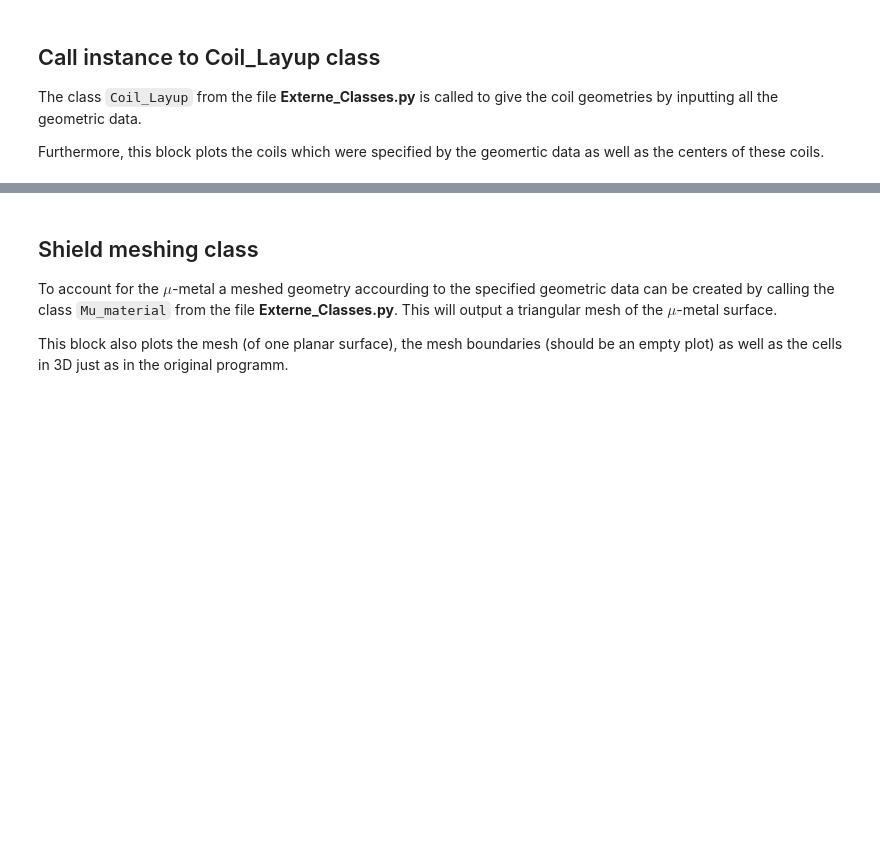
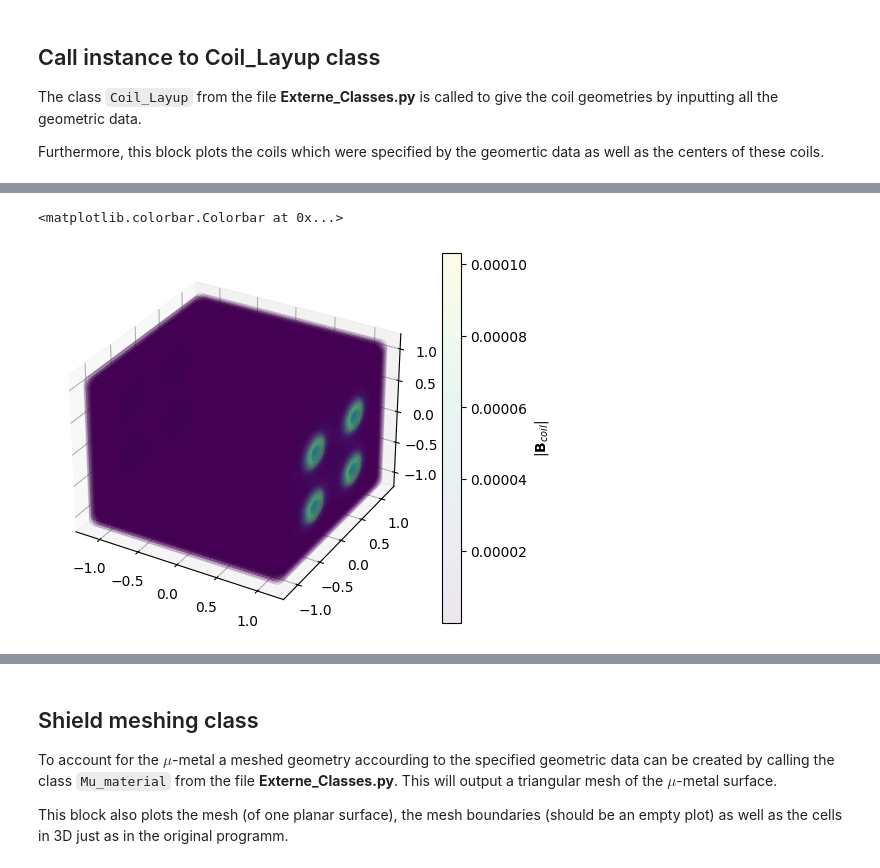
Before and after one commit to GregorBcky/MSR-field_cancelation, a Jupyter notebook: Versuch_1_Auswertung.ipynb, the cells around one changed output, grey strips where cells are left out. Cells and saved outputs as stored; diff of their text form; code cells hidden in the pictures; blank space fills up the shorter version.

Commit message:
fine and coarse B-field (coils predicted) and move stream function up

```diff
--- a/Versuch_1_Auswertung.ipynb
+++ b/Versuch_1_Auswertung.ipynb
@@ -79,11 +86,18 @@ usable_length_y = 2.34              # usable length in y-direction for coil plac
 usable_length_z = 2.20              # usable length in z-direction for coil placement
 n_windings = 10                     # number of windings per coil
 current = 1.0                       # current in A flowing through the coils
+
 # Note: One can give a scalar input for n_windings or current, which will be applied to every coil
 #       or a list of integer numbers, which need to has the same length as coils present in the layout (if the shapes do not match, an error accours!)
 
 # Note: If you only want to have one coil in one direction, set acourding distance to zero and useable_length slightly larger than diameter
 # Note: If you want NO coil in one direction, do NOT set useable_length_{x,y,z} to zero but set {x,y,z}_dist to useable_length_{x,y,z}
+
+# Mesh parameters:
+
+num_calc_target_points_fine = 50    # number of target points of the magnetic field in each direction
+num_calc_target_points_coarse = 5   # number of target points of the magnetic field in each direction
+safety_distance = 0.02              # Distance between coil plane and closest target point (needed to avoid errors from the assumption of infinite permeability)
 # %% [markdown]
 ## Call instance to Coil_Layup class
 
@@ -114,21 +133,23 @@ plt.show()
 # %%
-num_of_points_in_calc_target_points = 20               # number of target points of the magnetic field in each direction
-target_point_coord_calc = fkt.calculation_target_points(num_of_points_in_calc_target_points, coil_plane_dist_to_origin_x, coil_plane_dist_to_origin_y, coil_plane_dist_to_origin_z)
+target_point_coord_calc_fine = fkt.calculation_target_points(num_calc_target_points_fine, coil_plane_dist_to_origin_x, coil_plane_dist_to_origin_y, coil_plane_dist_to_origin_z, safety_distance)
 
-B_coil_predicted = Coils.coil_field_by_Biot_Savart(target_point_coord_calc)
+B_coil_predicted_fine = Coils.coil_field_by_Biot_Savart(target_point_coord_calc_fine)
 
 # Plot
-Bmag = np.linalg.norm(B_coil_predicted, axis=1)
+Bmag = np.linalg.norm(B_coil_predicted_fine, axis=1)
 
 fig = plt.figure()
 ax = fig.add_subplot(111, projection='3d')
 sc = ax.scatter(
-    target_point_coord_calc[:, 0],
-    target_point_coord_calc[:, 1],
-    target_point_coord_calc[:, 2],
-    alpha = 0.5,
+    target_point_coord_calc_fine[:, 0],
+    target_point_coord_calc_fine[:, 1],
+    target_point_coord_calc_fine[:, 2],
+    alpha = 0.1,
     c=Bmag,
     s=100,
     cmap='viridis'
 )
 fig.colorbar(sc, ax=ax, label=r'$|\mathbf{B}_{coil}|$')
+# %% [output]
+<matplotlib.colorbar.Colorbar at 0x...>
+[figure, added]
```
Also changed, not shown: parts of 12 cells of this notebook, 2 other files.
